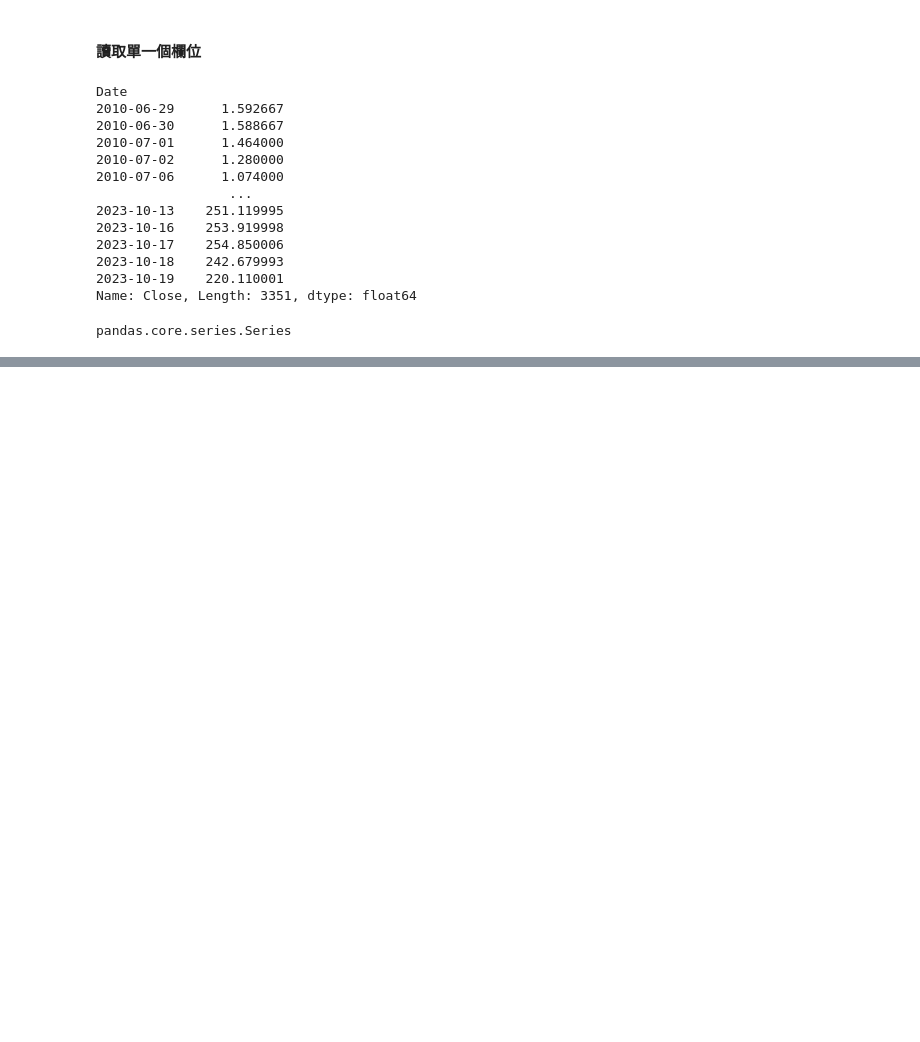
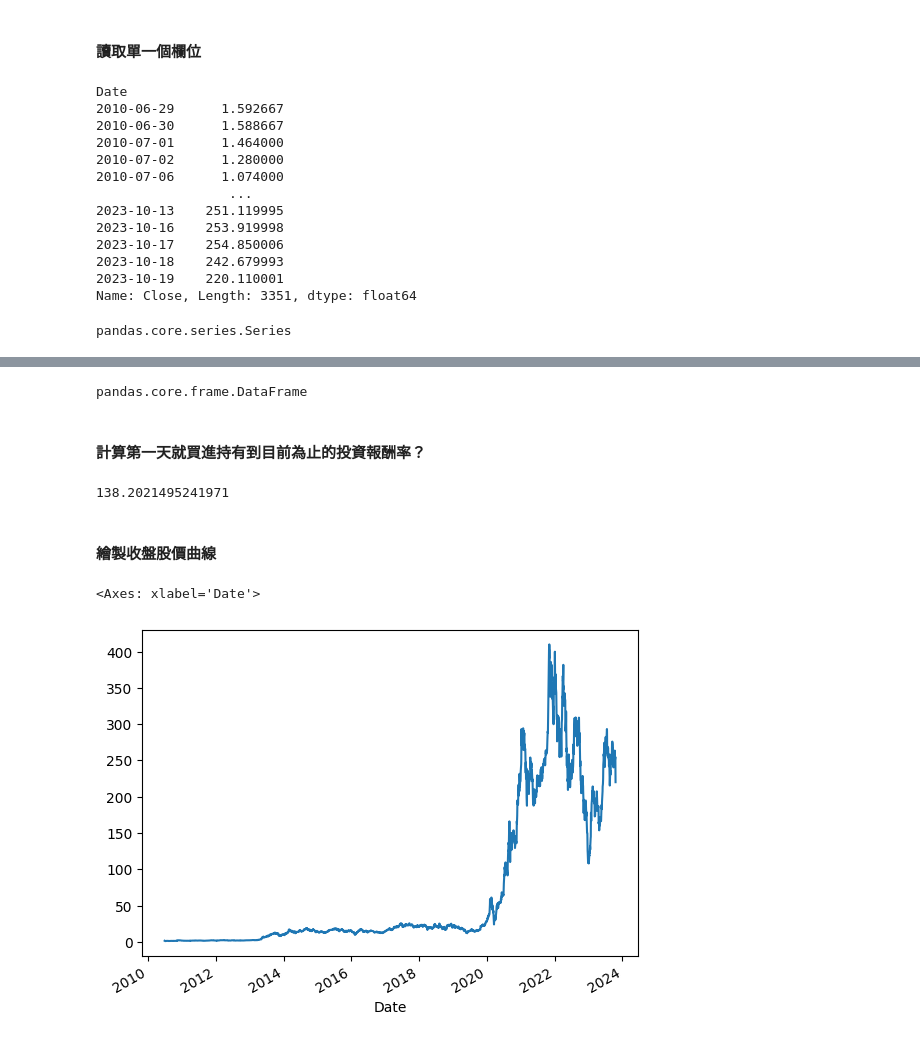
Before and after one commit to vcdemy/20231019, a Jupyter notebook: 20231020筆記.ipynb, the cells around one changed output, grey strips where cells are left out. Cells and saved outputs as stored; diff of their text form; code cells hidden in the pictures; blank space fills up the shorter version.

```diff
--- a/20231020筆記.ipynb
+++ b/20231020筆記.ipynb
@@ -757,0 +798,12 @@ pandas.core.series.Series
+# %%
+type(df[['Close']])
+# %% [output]
+pandas.core.frame.DataFrame
+# %% [markdown]
+#### 計算第一天就買進持有到目前為止的投資報酬率？
+# %%
+df['Close'][-1]/df['Close'][0]
+# %% [output]
+138.2021495241971
+# %% [markdown]
+#### 繪製收盤股價曲線
@@ -757,0 +812,5 @@ pandas.core.series.Series
+# %%
+df['Close'].plot()
+# %% [output]
+<Axes: xlabel='Date'>
+[figure, added]
```
Also changed, not shown: parts of 10 cells of this notebook.
